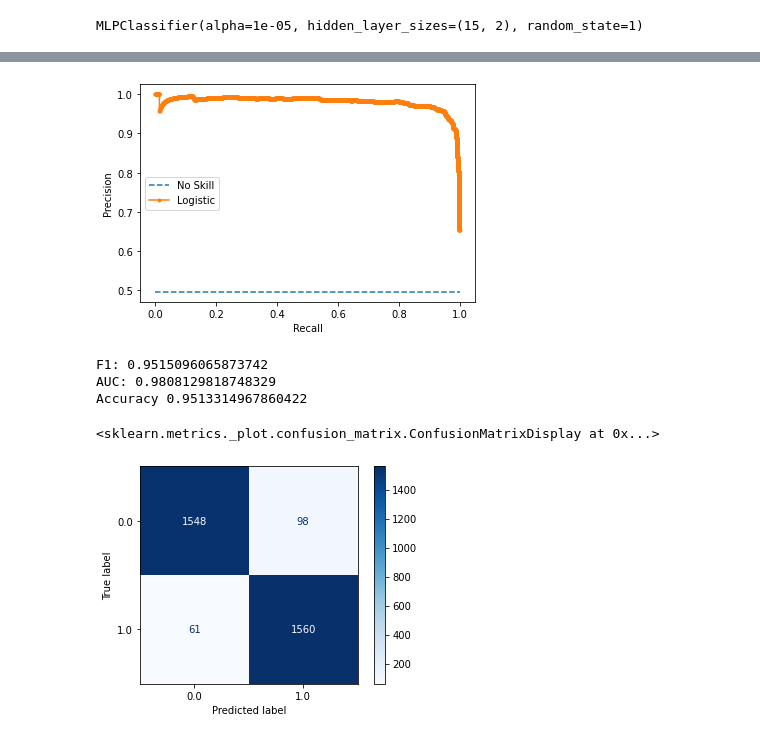
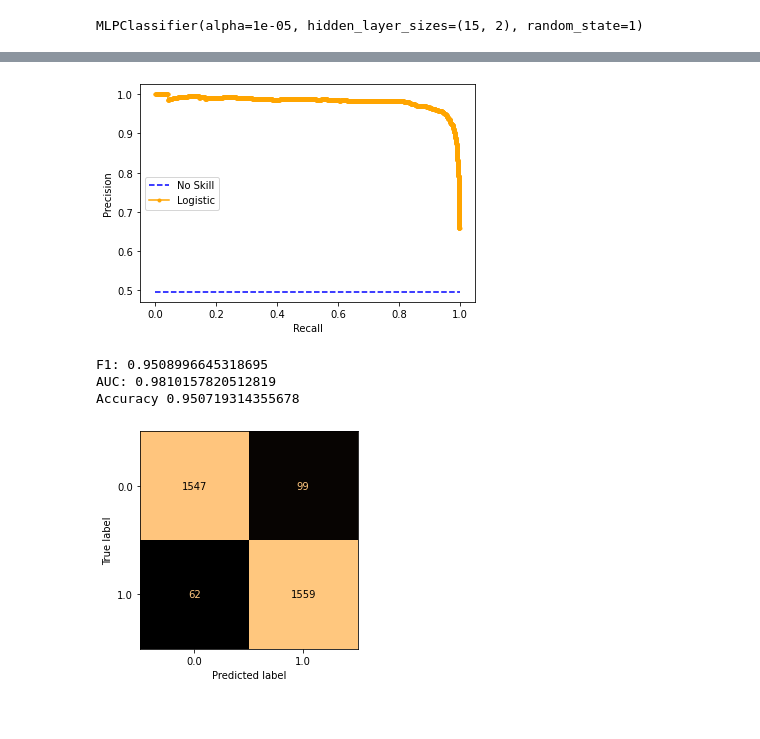
Before and after one commit to acen20/DNN-Labs, a Jupyter notebook: Lab4/GAN for Malware Analysis_2.ipynb, the cells around one changed output, grey strips where cells are left out. Cells and saved outputs as stored; diff of their text form; code cells hidden in the pictures.

```diff
--- a/Lab4/GAN for Malware Analysis_2.ipynb
+++ b/Lab4/GAN for Malware Analysis_2.ipynb
@@ -390,29 +392,28 @@ array([0.94927536, 0.96135266, 0.9589372 , 0.94673123, 0.94430993])
 # %%
 from sklearn.metrics import auc
 from sklearn.metrics import accuracy_score
+import matplotlib.pyplot as plt
 lr_precision, lr_recall, _ = precision_recall_curve(y_test, lr_probs)
 lr_f1, lr_auc = f1_score(y_test, y_pred), auc(lr_recall, lr_precision)
 no_skill = len(y_test[y_test==1]) / len(y_test)
 acc = accuracy_score(y_test, y_pred)
-pyplot.plot([0, 1], [no_skill, no_skill], linestyle='--', label='No Skill')
-pyplot.plot(lr_recall, lr_precision, marker='.', label='Logistic')
+plt.plot([0, 1], [no_skill, no_skill], linestyle='--', label='No Skill', c = "blue")
+plt.plot(lr_recall, lr_precision, marker='.', label='Logistic', c = "orange")
 # axis labels
-pyplot.xlabel('Recall')
-pyplot.ylabel('Precision')
+plt.xlabel('Recall')
+plt.ylabel('Precision')
 # show the legend
-pyplot.legend()
+plt.legend()
 # show the plot
-pyplot.show()
-
+plt.show()
 print("F1:",lr_f1)
 print("AUC:",lr_auc)
 print("Accuracy",acc)
 
-ConfusionMatrixDisplay.from_estimator(clf, X_test, y_test, cmap="Blues")
+_ = ConfusionMatrixDisplay.from_estimator(clf, X_test, y_test, cmap="copper", colorbar = False )
 # %% [output]
-[figure, old version]
+[figure, new version]
-F1: 0.9515096065873742
-AUC: 0.9808129818748329
-Accuracy 0.9513314967860422
+F1: 0.9508996645318695
+AUC: 0.9810157820512819
+Accuracy 0.950719314355678
-<sklearn.metrics._plot.confusion_matrix.ConfusionMatrixDisplay at 0x...>
-[figure, old version]
+[figure, new version]
```
Also changed, not shown: parts of 8 cells of this notebook.
